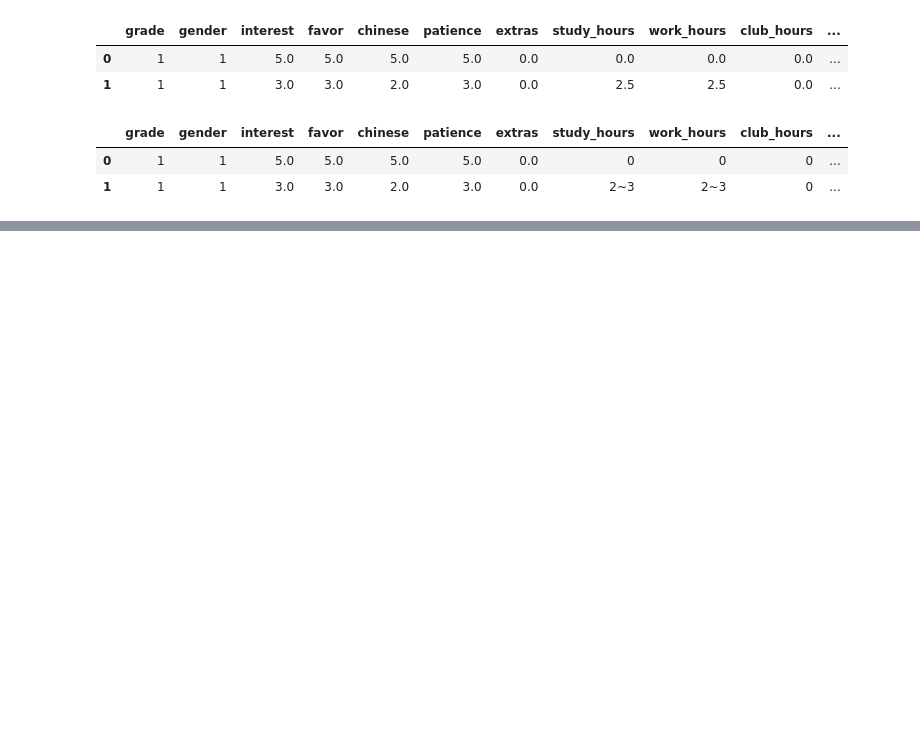
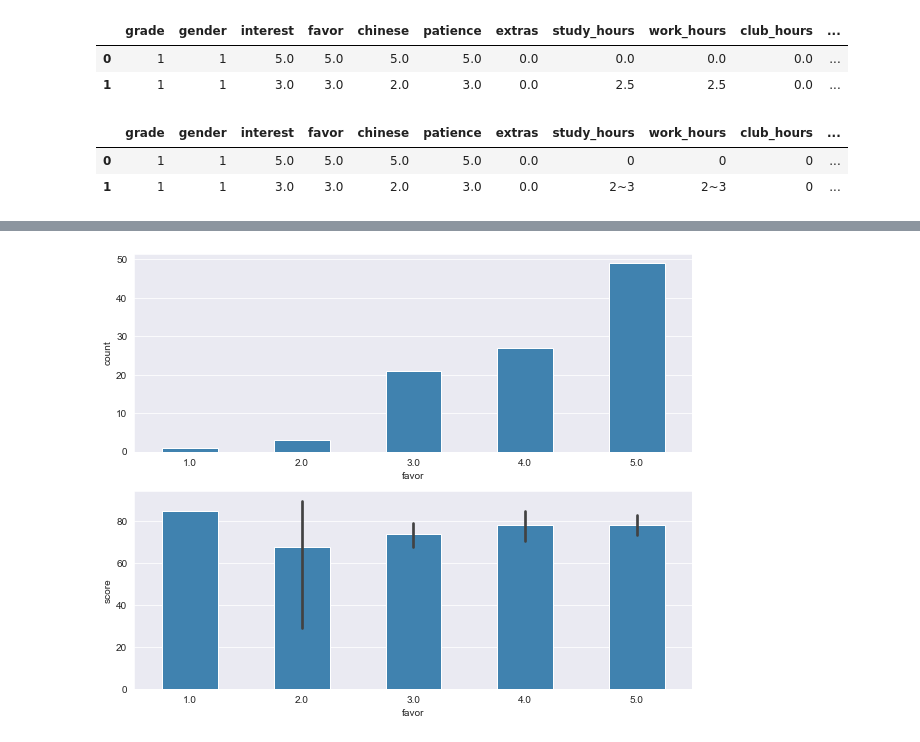
Before and after one commit to doggydoggy0101/math_project, a Jupyter notebook: regression_analysis/group_project/dataPlot.ipynb, the cells around one changed output, grey strips where cells are left out. Cells and saved outputs as stored; diff of their text form; code cells hidden in the pictures; blank space fills up the shorter version.

```diff
--- a/regression_analysis/group_project/dataPlot.ipynb
+++ b/regression_analysis/group_project/dataPlot.ipynb
@@ -102,0 +51,4 @@ plt.show()
+# %%
+plot("favor", 5)
+# %% [output]
+[figure, added]
```
Also changed, not shown: parts of 23 cells of this notebook.
